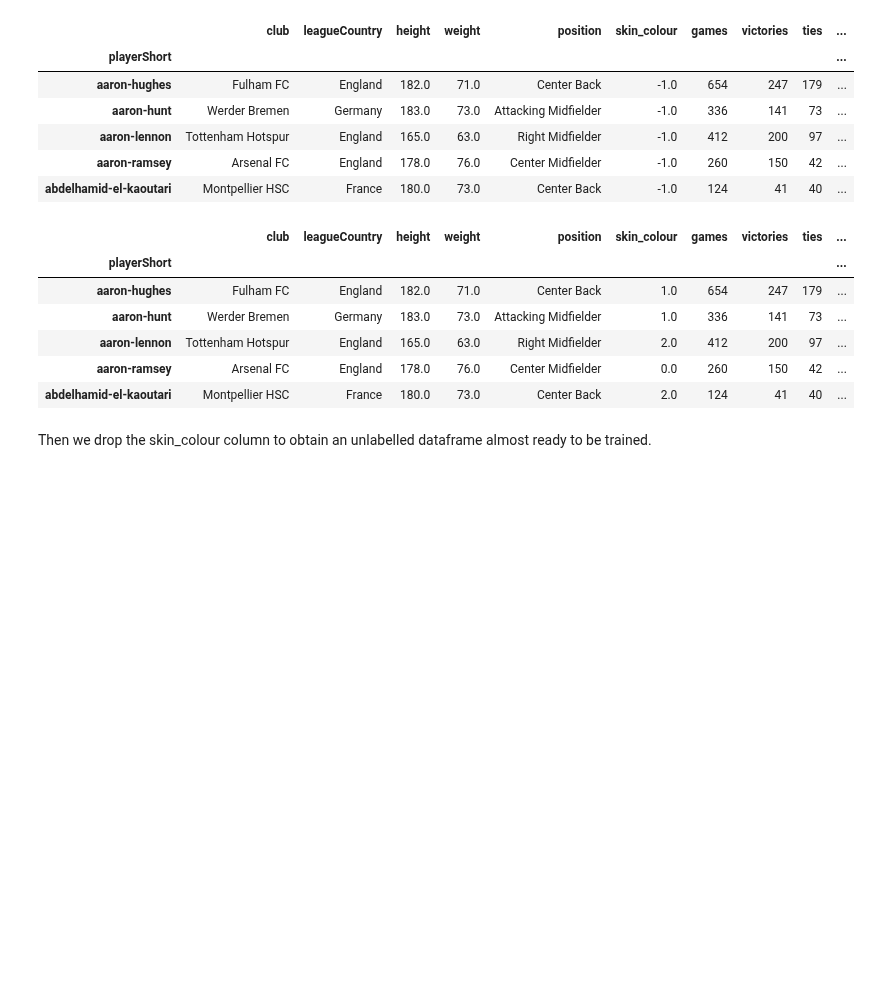
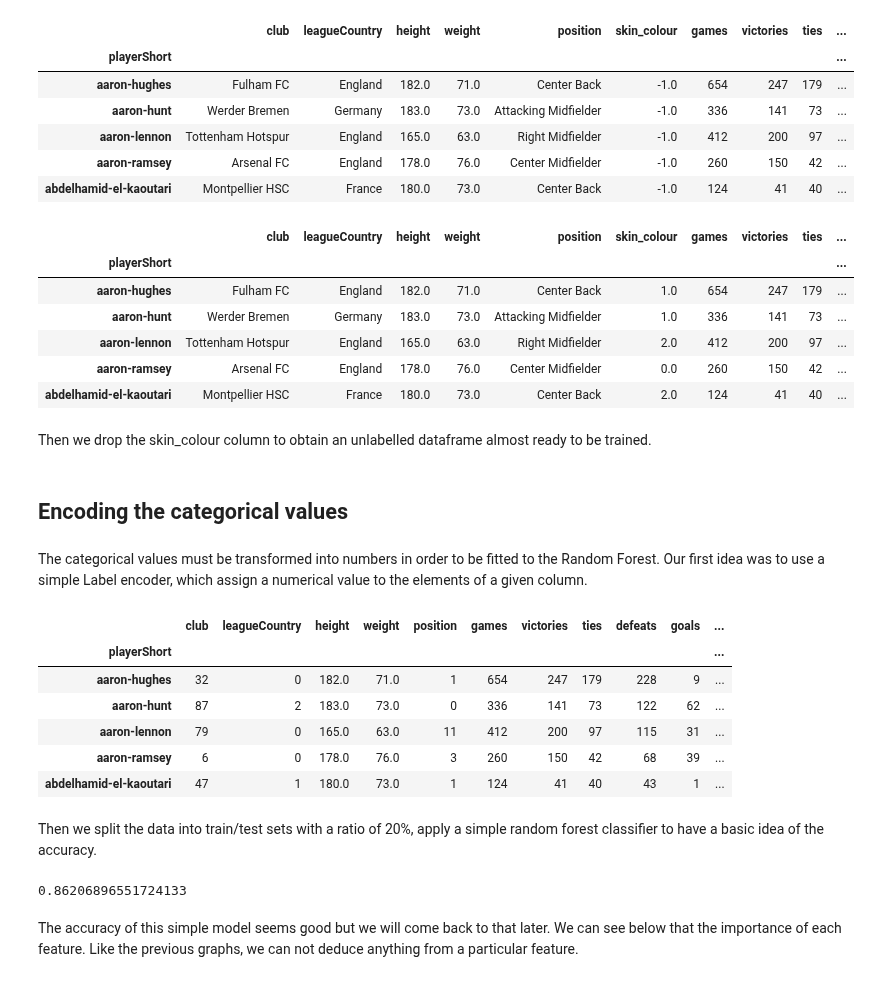
Before and after one commit to sylb/adaHomeworks, a Jupyter notebook: 04 - Applied ML/Exercise 1.ipynb, the cells around one changed output. Cells and saved outputs as stored; diff of their text form; code cells hidden in the pictures; blank space fills up the shorter version.

```diff
--- a/04 - Applied ML/Exercise 1.ipynb
+++ b/04 - Applied ML/Exercise 1.ipynb
@@ -188,3 +185,37 @@ Then we drop the skin_colour column to obtain an unlabelled dataframe almost rea
 # %%
 df_ml_bin = df_player_bin.drop('skin_colour', axis=1)
 df_ml = df_player.drop('skin_colour', axis=1)
+# %% [markdown]
+## Encoding the categorical values
+# %% [markdown]
+The categorical values must be transformed into numbers in order to be fitted to the Random Forest. Our first idea was to use a simple Label encoder, which assign a numerical value to the elements of a given column.
+# %%
+le = sklearn.preprocessing.LabelEncoder()
+le.fit(df_ml_bin['club'])
+df_ml_bin['club'] = le.transform(df_ml_bin['club'])
+le.fit(df_ml_bin['leagueCountry'])
+df_ml_bin['leagueCountry'] = le.transform(df_ml_bin['leagueCountry'])
+le.fit(df_ml_bin['position'])
+df_ml_bin['position'] = le.transform(df_ml_bin['position'])
+df_ml_bin.head()
+# %% [output]
+|  | club | leagueCountry | height | weight | position | games | victories | ties | defeats | goals | ... |
+| playerShort |  |  |  |  |  |  |  |  |  |  | ... |
+| aaron-hughes | 32 | 0 | 182.0 | 71.0 | 1 | 654 | 247 | 179 | 228 | 9 | ... |
+| aaron-hunt | 87 | 2 | 183.0 | 73.0 | 0 | 336 | 141 | 73 | 122 | 62 | ... |
+| aaron-lennon | 79 | 0 | 165.0 | 63.0 | 11 | 412 | 200 | 97 | 115 | 31 | ... |
+| aaron-ramsey | 6 | 0 | 178.0 | 76.0 | 3 | 260 | 150 | 42 | 68 | 39 | ... |
+| abdelhamid-el-kaoutari | 47 | 1 | 180.0 | 73.0 | 1 | 124 | 41 | 40 | 43 | 1 | ... |
+# %% [markdown]
+Then we split the data into train/test sets with a ratio of 20%, apply a simple random forest classifier to have a basic idea of the accuracy.
+# %%
+x_train_bin, x_test_bin, y_train_bin, y_test_bin = train_test_split(df_ml_bin, df_player_bin.skin_colour, test_size=0.2, random_state = 0)
+
+rfc = RandomForestClassifier(n_estimators=20)
+rfc.fit(x_train_bin, y_train_bin)
+rfc.predict(x_test_bin)
+rfc.score(x_test_bin, y_test_bin)
+# %% [output]
+0.86206896551724133
+# %% [markdown]
+The accuracy of this simple model seems good but we will come back to that later. We can see below that the importance of each feature. Like the previous graphs, we can not deduce anything from a particular feature.
```
Also changed, not shown: parts of 37 cells of this notebook.
